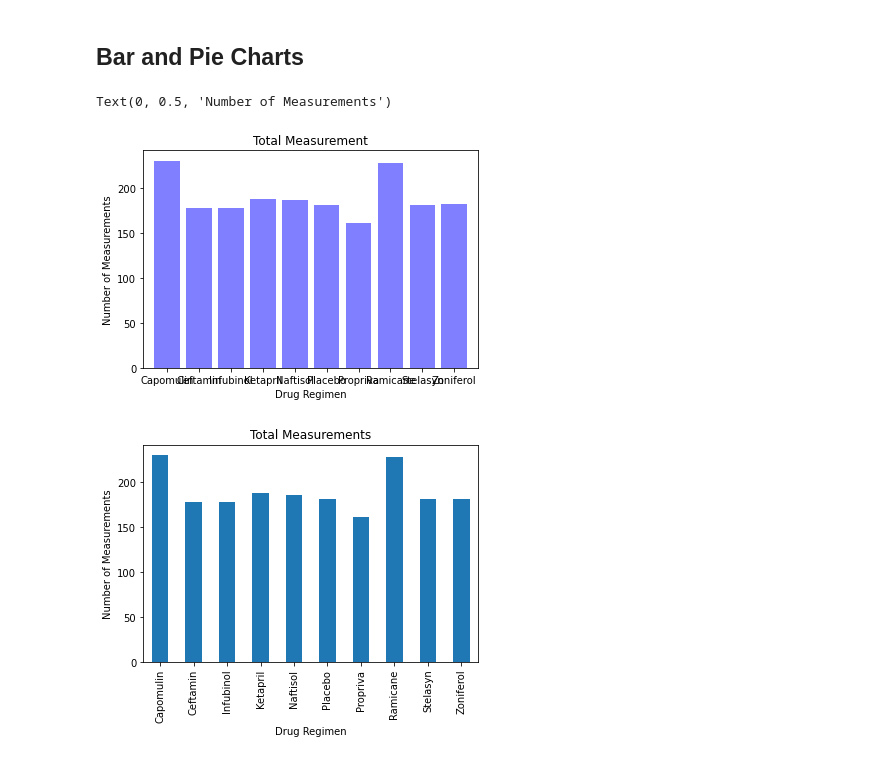
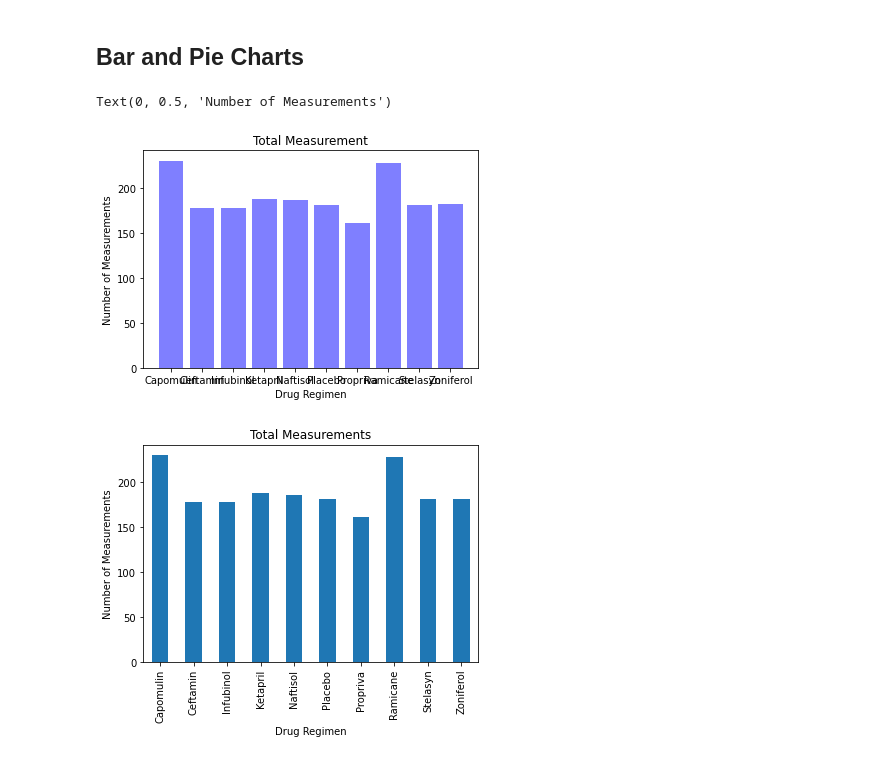
Before and after one commit to DanZanoria/MatplotLib-Challenge, a Jupyter notebook: Pymaceuticals/pymaceuticals_starter.ipynb, the cells around one changed output. Saved outputs shown, nothing was run; the diff lists cells and outputs as text; code cells hidden in the pictures.

```diff
--- a/Pymaceuticals/pymaceuticals_starter.ipynb
+++ b/Pymaceuticals/pymaceuticals_starter.ipynb
@@ -206,24 +209,23 @@ druggroupaggg
 # %%
 # Generate a bar plot showing the total number of measurements taken on each drug regimen using pandas.
 
 # MSdataresult Merge CSV
 # drugregigroup Groupby on Drug Regimen
 
 WeightCount = drugregigroup['Weight (g)'].count()
 DrugNames = MSdataresult.iloc[:, [1]]
 DrugNames
 
 DrugList = np.unique(DrugNames).tolist()
 DrugList
 
 plt.bar(DrugList, WeightCount, color='b', alpha=0.5, align="center")
-plt.xlim(-0.75, len(DrugList)-0.25)
 plt.title("Total Measurement")
 plt.xlabel("Drug Regimen")
 plt.ylabel("Number of Measurements")
 # %% [output]
 Text(0, 0.5, 'Number of Measurements')
-[figure, old version]
+[figure, new version]
 # %%
 # Generate a bar plot showing the total number of measurements taken on each drug regimen using pyplot.
 WeightCount = drugregigroup['Weight (g)'].count()
```
Also changed, not shown: parts of 4 cells of this notebook, 1 other file.
